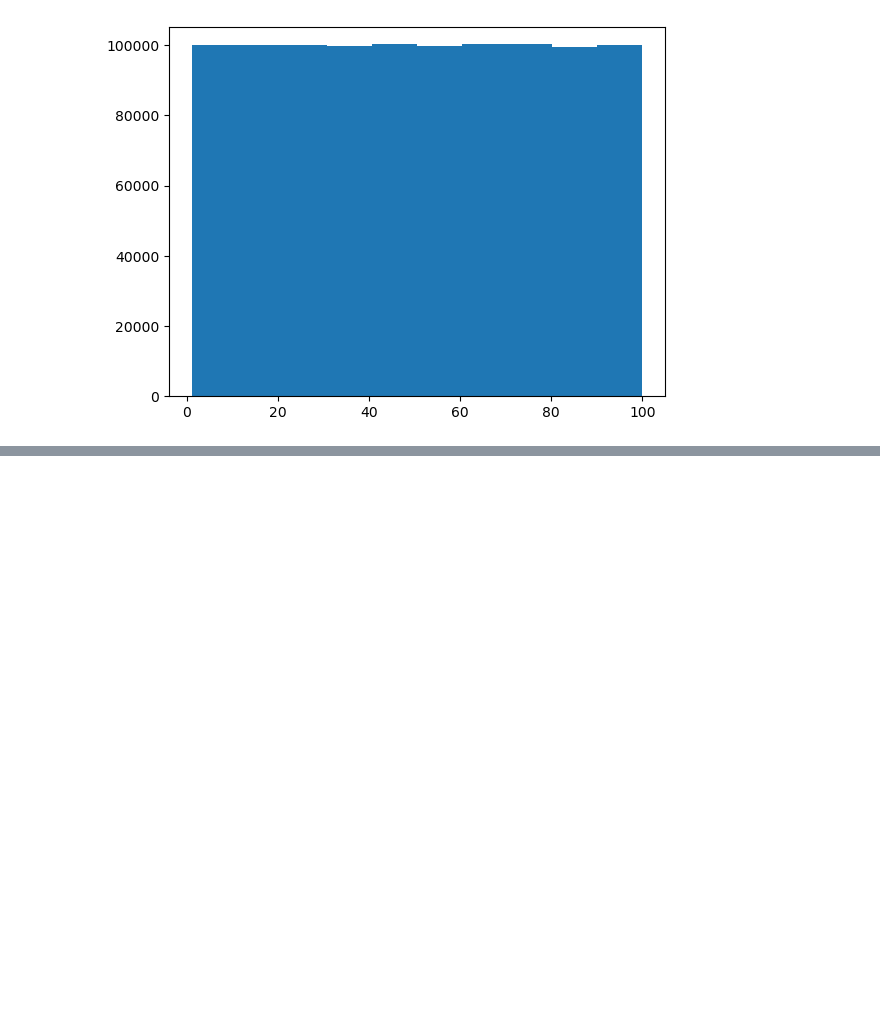
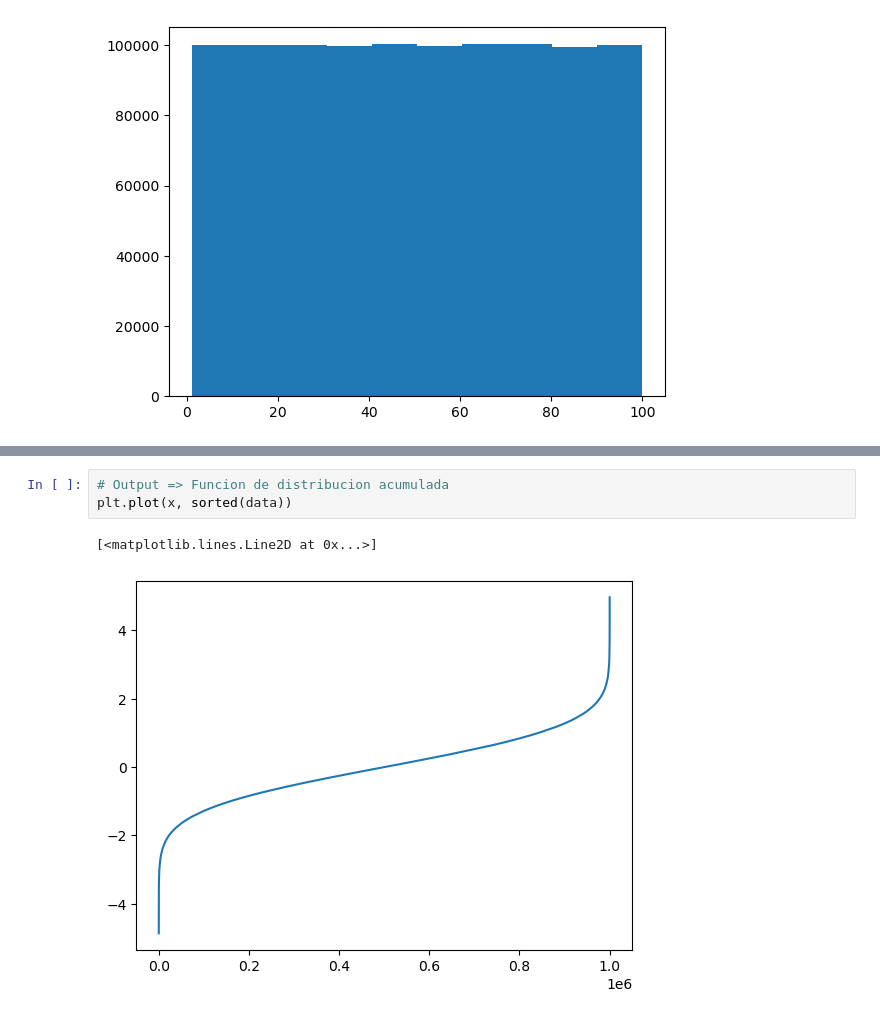
Before and after one commit to cdgutierrez456/data-science-course-gabriel-gomila, a Jupyter notebook: T2 - 2 - Data cleaning - Funciones de distribucion de probabilidad.ipynb, the cells around one changed output, grey strips where cells are left out. Drawn from its saved outputs; the diff is of its cells as text; blank space fills up the shorter version.

```diff
--- a/T2 - 2 - Data cleaning - Funciones de distribucion de probabilidad.ipynb
+++ b/T2 - 2 - Data cleaning - Funciones de distribucion de probabilidad.ipynb
@@ -23,0 +45,6 @@ plt.hist(data)
+# %%
+# Output => Funcion de distribucion acumulada
+plt.plot(x, sorted(data))
+# %% [output]
+[<matplotlib.lines.Line2D at 0x...>]
+[figure, added]
```
Also changed, not shown: parts of 10 cells of this notebook.
